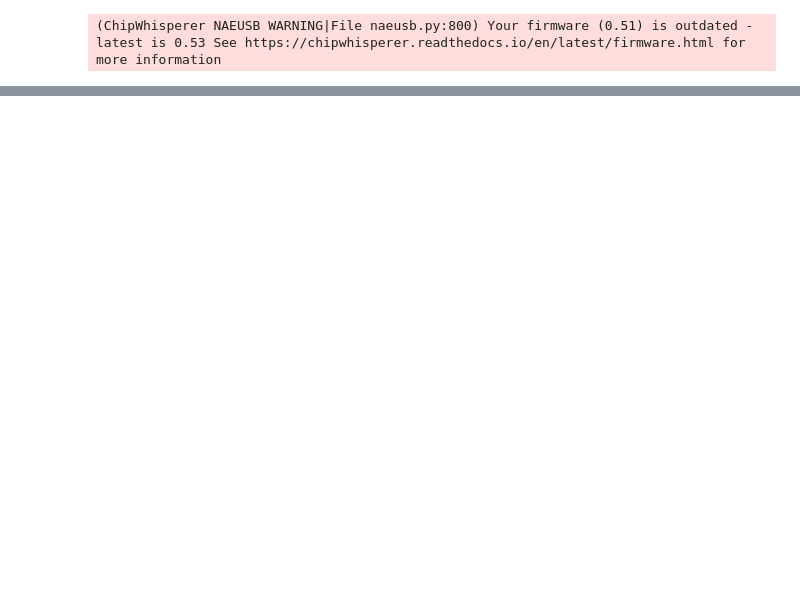
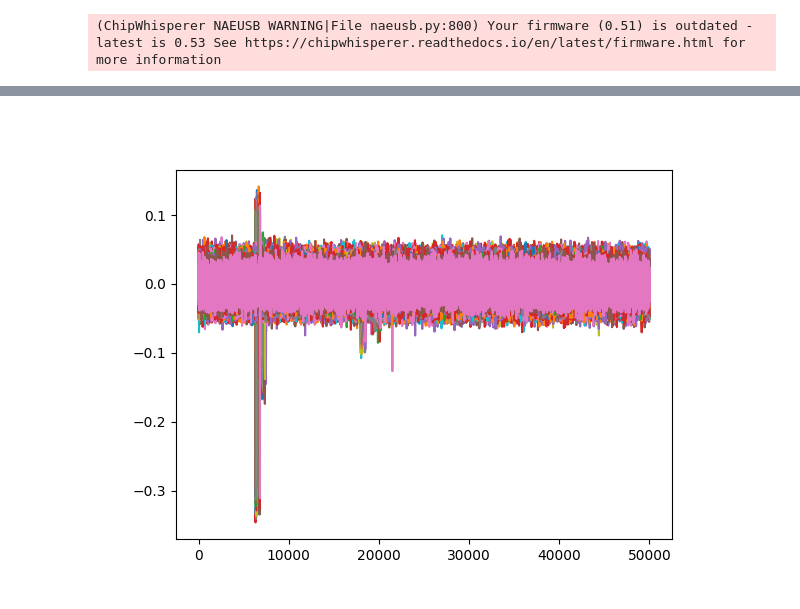
Before and after one commit to cisec-su/RISQrypt, a Jupyter notebook: sca/notebooks/kyber_cpapke_dec.ipynb, the cells around one changed output, grey strips where cells are left out. Drawn from its saved outputs; the diff is of its cells as text; code cells hidden in the pictures; blank space fills up the shorter version.

```diff
--- a/sca/notebooks/kyber_cpapke_dec.ipynb
+++ b/sca/notebooks/kyber_cpapke_dec.ipynb
@@ -218,0 +240,18 @@ for i in range(len(cpa_reverse.results)):
+# %%
+@scared.reverse_selection_function
+def select_c_hd(c):
+    c_u32 = (c[:,::2].astype('uint32') << 16)+ c[:,1::2].astype('uint32')
+    return c_u32[:,1:] ^ c_u32[:,:127]
+
+cpa_reverse = scared.CPAReverse(selection_function=select_c_hd, model=scared.HammingWeight(expected_dtype='uint32'))
+
+
+container = scared.Container(ths)
+cpa_reverse.run(container)
+# %%
+fig, ax = plt.subplots()
+
+for i in range(127):
+    ax.plot(cpa_reverse.results[i])
+# %% [output]
+[figure, added]
```
Also changed, not shown: parts of 14 cells of this notebook, 8 other files.
